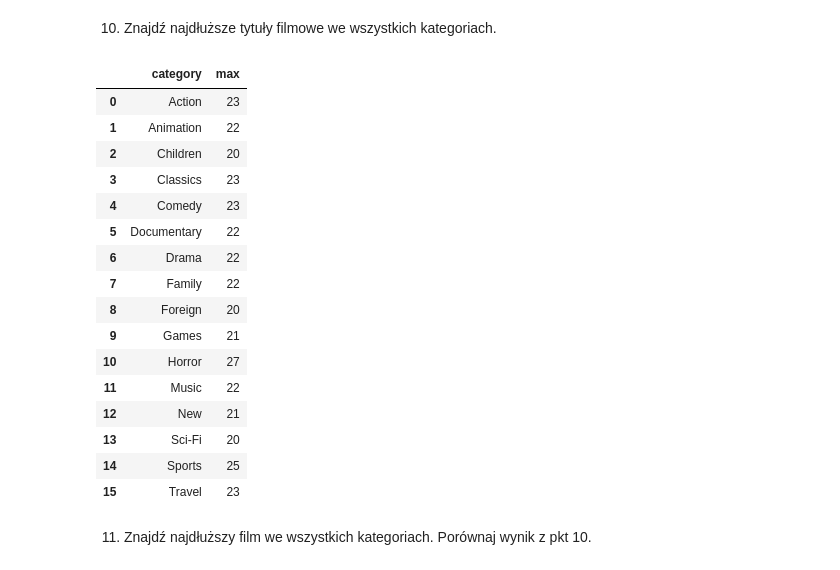
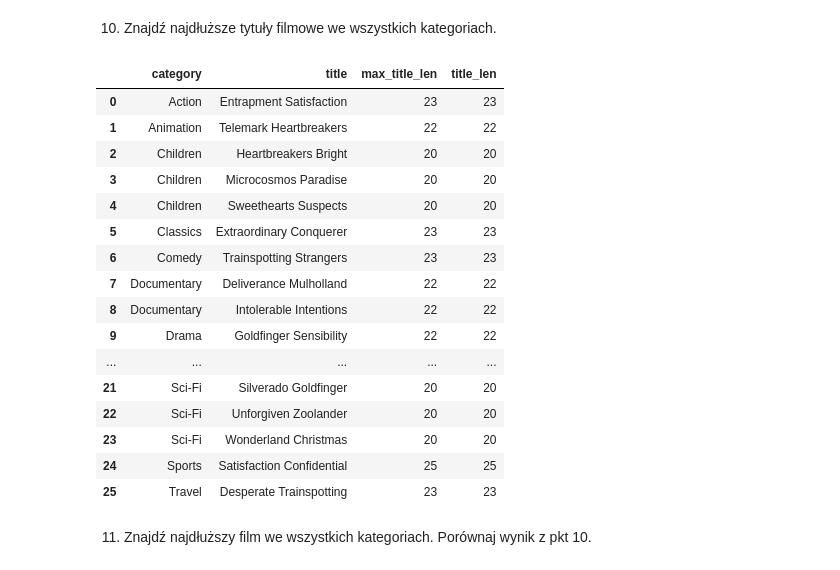
Before and after one commit to MariuszKuchtaAgh/ABD_laboratorium, a Jupyter notebook: lab_4__281021/raport.ipynb, the cells around one changed output. Cells and saved outputs as stored; diff of their text form; code cells hidden in the pictures.

```diff
--- a/lab_4__281021/raport.ipynb
+++ b/lab_4__281021/raport.ipynb
@@ -489,31 +527,38 @@ pd.read_sql_query(req, con=connection)
 # %% [markdown]
 10. Znajdź najdłuższe tytuły filmowe we wszystkich kategoriach.
 # %%
-req = f"""select distinct cat.name as category, MAX(LENGTH(f.title))
+req = f"""select cat.name as category, f.title, MAX(LENGTH(f.title)) as max_title_len, LENGTH(f.title) as title_len
                     from film f
                     join film_category fc on fc.film_id = f.film_id
                     join category cat on cat.category_id = fc.category_id
-                    group by cat.name"""
+                    where (LENGTH(f.title), cat.name) in
+                       (SELECT MAX(LENGTH(fi.title)), cati.name
+	                    from film fi
+                        join film_category fci on fci.film_id = fi.film_id
+                        join category cati on cati.category_id = fci.category_id
+                        group by cati.name)
+                    group by cat.name, f.title
+                    order by cat.name asc"""
 
 pd.read_sql_query(req, con=connection)
 # %% [output]
-|  | category | max |
-| 0 | Action | 23 |
-| 1 | Animation | 22 |
-| 2 | Children | 20 |
-| 3 | Classics | 23 |
-| 4 | Comedy | 23 |
-| 5 | Documentary | 22 |
-| 6 | Drama | 22 |
-| 7 | Family | 22 |
-| 8 | Foreign | 20 |
-| 9 | Games | 21 |
-| 10 | Horror | 27 |
-| 11 | Music | 22 |
-| 12 | New | 21 |
-| 13 | Sci-Fi | 20 |
-| 14 | Sports | 25 |
-| 15 | Travel | 23 |
+|  | category | title | max_title_len | title_len |
+| 0 | Action | Entrapment Satisfaction | 23 | 23 |
+| 1 | Animation | Telemark Heartbreakers | 22 | 22 |
+| 2 | Children | Heartbreakers Bright | 20 | 20 |
+| 3 | Children | Microcosmos Paradise | 20 | 20 |
+| 4 | Children | Sweethearts Suspects | 20 | 20 |
+| 5 | Classics | Extraordinary Conquerer | 23 | 23 |
+| 6 | Comedy | Trainspotting Strangers | 23 | 23 |
+| 7 | Documentary | Deliverance Mulholland | 22 | 22 |
+| 8 | Documentary | Intolerable Intentions | 22 | 22 |
+| 9 | Drama | Goldfinger Sensibility | 22 | 22 |
+| ... | ... | ... | ... | ... |
+| 21 | Sci-Fi | Silverado Goldfinger | 20 | 20 |
+| 22 | Sci-Fi | Unforgiven Zoolander | 20 | 20 |
+| 23 | Sci-Fi | Wonderland Christmas | 20 | 20 |
+| 24 | Sports | Satisfaction Confidential | 25 | 25 |
+| 25 | Travel | Desperate Trainspotting | 23 | 23 |
 # %% [markdown]
 11. Znajdź najdłuższy film we wszystkich kategoriach. Porównaj wynik z pkt 10.
 # %%
```
Also changed, not shown: parts of 24 cells of this notebook, 2 other files.
